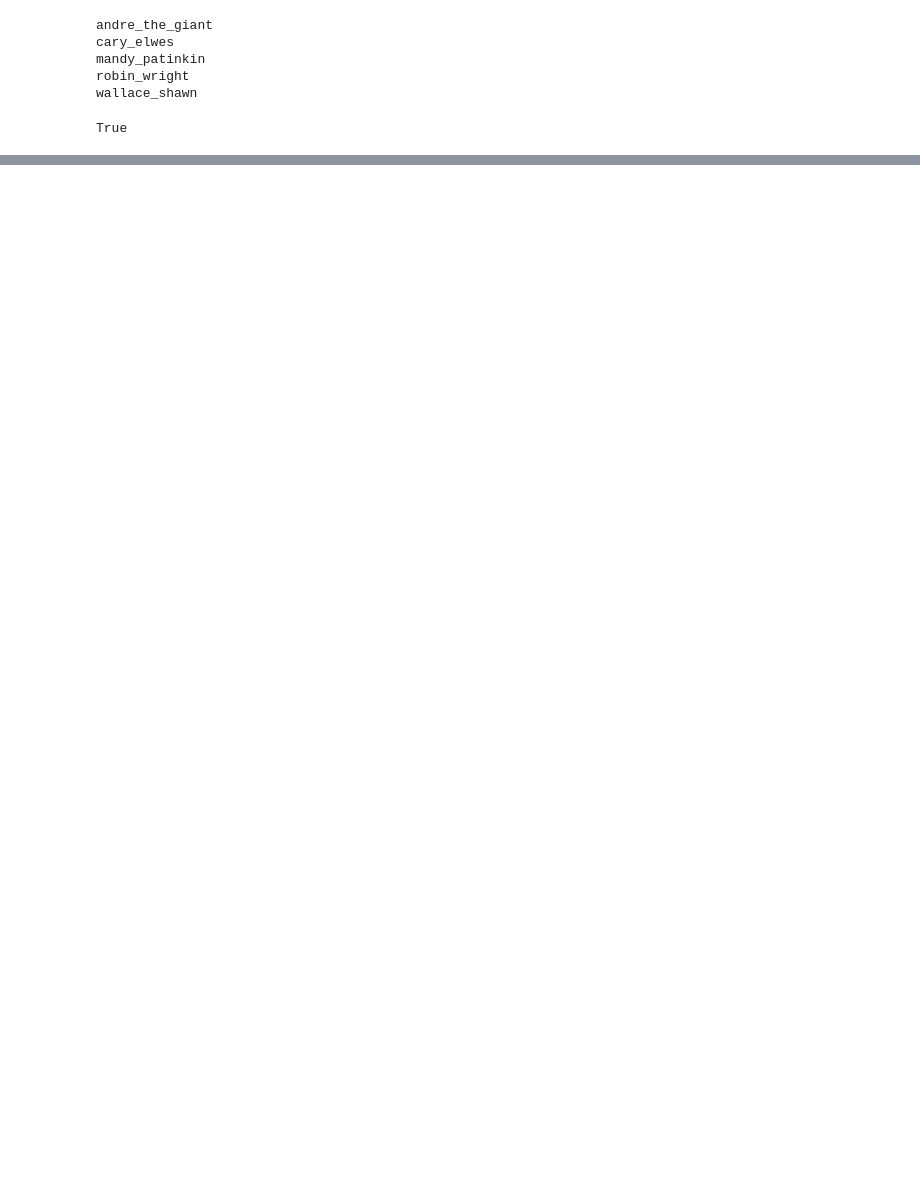
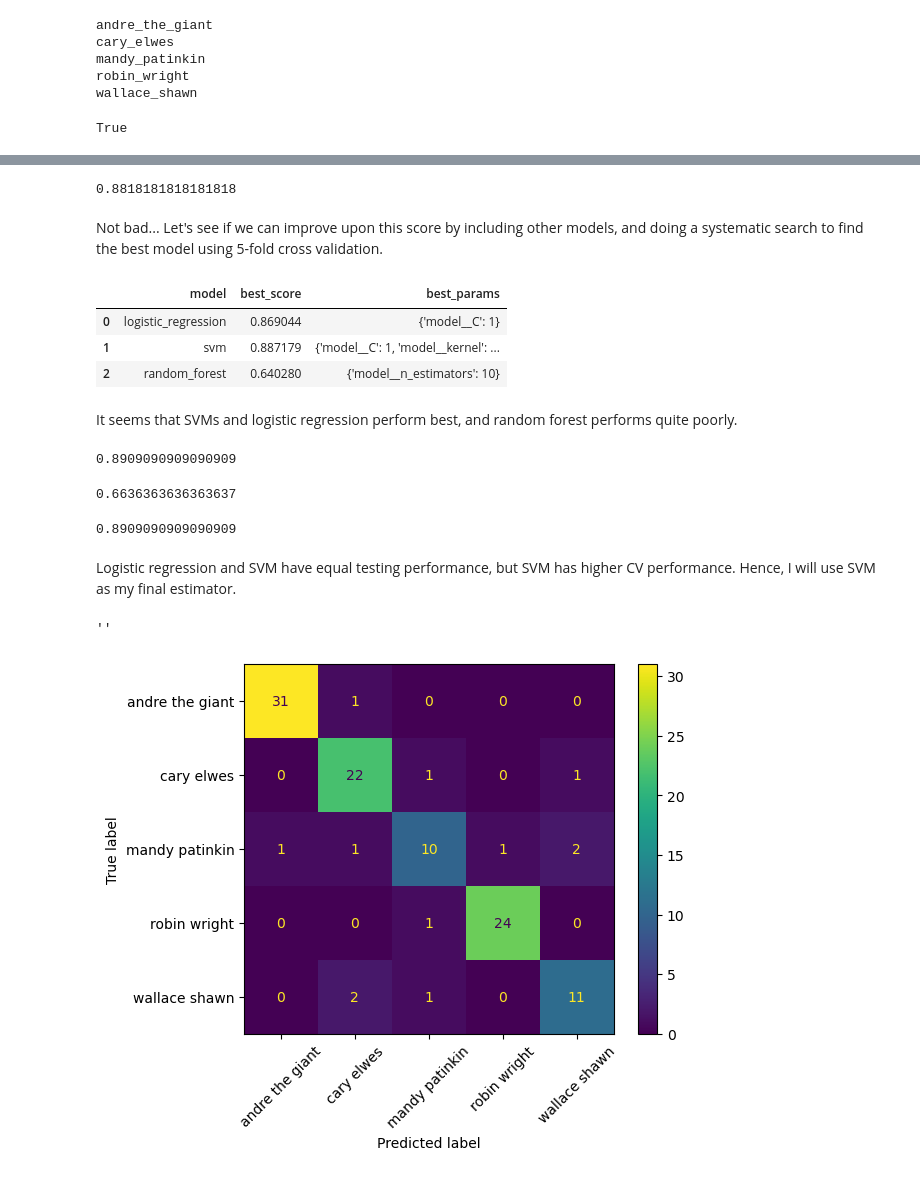
Before and after one commit to barbara-barta/princess_bride_classification, a Jupyter notebook: model/princess_bride_classifier_model.ipynb, the cells around one changed output, grey strips where cells are left out. Saved outputs shown, nothing was run; the diff lists cells and outputs as text; code cells hidden in the pictures; blank space fills up the shorter version.

```diff
--- a/model/princess_bride_classifier_model.ipynb
+++ b/model/princess_bride_classifier_model.ipynb
@@ -232,0 +256,11 @@ True
+# %%
+X_train, X_test, y_train, y_test = train_test_split(X,y,random_state = 0)
+
+pipe = Pipeline([('scaler', StandardScaler()), ('svc', SVC(kernel = 'rbf', C = 5))]) #scaling the data and then applying the model
+
+pipe.fit(X_train, y_train)
+pipe.score(X_test, y_test)
+# %% [output]
+0.8818181818181818
+# %% [markdown]
+Not bad... Let's see if we can improve upon this score by including other models, and doing a systematic search to find the best model using 5-fold cross validation.
@@ -232,0 +289,66 @@ True
+# %%
+scores = []
+best_estimators = {} #stores for each model class (log reg, svm, random forest) the best performing model
+
+for algo, mp in models.items():
+    # we make a pipeline that first scales the data and then applies the model to it
+    pipe = Pipeline([
+    ('scaler', StandardScaler()),
+    ('model', mp['model'])
+    ])
+
+    #next, we perform a grid search with 5-fold cross validatio
+    clf =  GridSearchCV(pipe, mp['params'], cv=5)
+    clf.fit(X_train, y_train)
+
+    scores.append({
+        'model': algo,
+        'best_score': clf.best_score_,
+        'best_params': clf.best_params_
+    })
+
+    best_estimators[algo] = clf.best_estimator_
+
+df = pd.DataFrame(scores,columns=['model','best_score','best_params'])
+df
+# %% [output]
+|  | model | best_score | best_params |
+| 0 | logistic_regression | 0.869044 | {'model__C': 1} |
+| 1 | svm | 0.887179 | {'model__C': 1, 'model__kernel': ... |
+| 2 | random_forest | 0.640280 | {'model__n_estimators': 10} |
+# %% [markdown]
+It seems that SVMs and logistic regression perform best, and random forest performs quite poorly.
+# %%
+best_estimators['svm'].score(X_test,y_test) # F-score for the best SVM model
+# %% [output]
+0.8909090909090909
+# %%
+best_estimators['random_forest'].score(X_test,y_test) # F-score for the best random forest model
+# %% [output]
+0.6636363636363637
+# %%
+best_estimators['logistic_regression'].score(X_test,y_test) # F-score for the best log regression model
+# %% [output]
+0.8909090909090909
+# %% [markdown]
+Logistic regression and SVM have equal testing performance, but SVM has higher CV performance. Hence, I will use SVM as my final estimator.
+# %%
+final_estimator = best_estimators['svm']
+
+y_pred = final_estimator.predict(X_test)
+
+# import the metrics class
+from sklearn import metrics
+import seaborn as sn
+
+cnf_matrix = metrics.confusion_matrix(y_test, y_pred)
+
+actor_names = [name.replace('_', ' ') for name in actor_names]
+
+disp = metrics.ConfusionMatrixDisplay(cnf_matrix,  display_labels = actor_names)
+disp.plot()
+plt.xticks(rotation=45)
+;
+# %% [output]
+''
+[figure, added]
```
Also changed, not shown: parts of 19 cells of this notebook.
